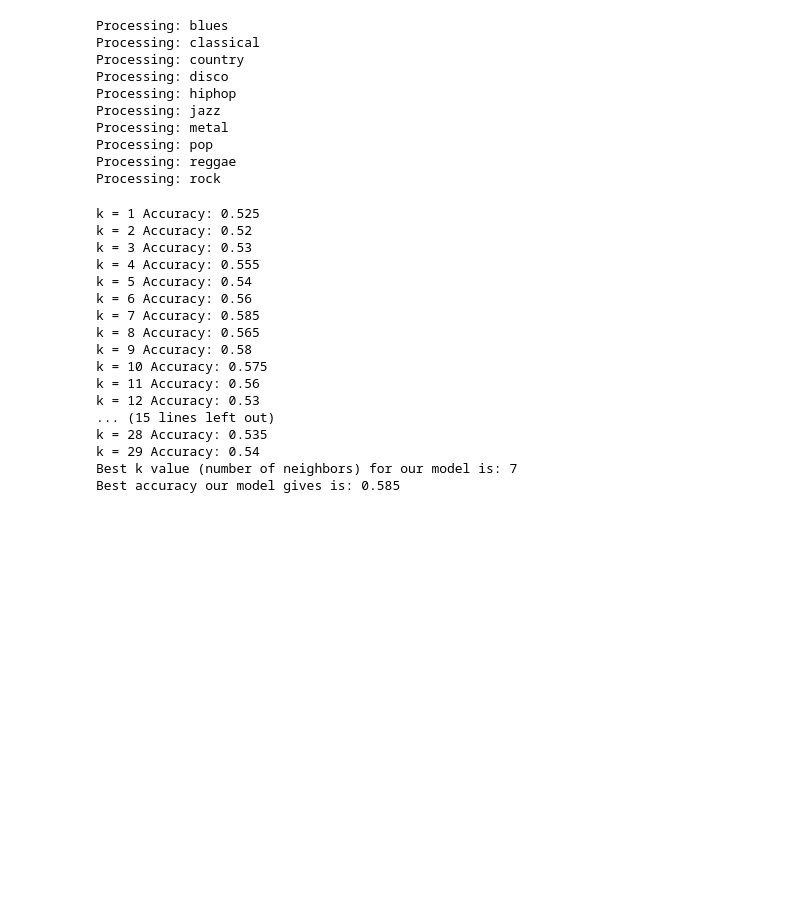
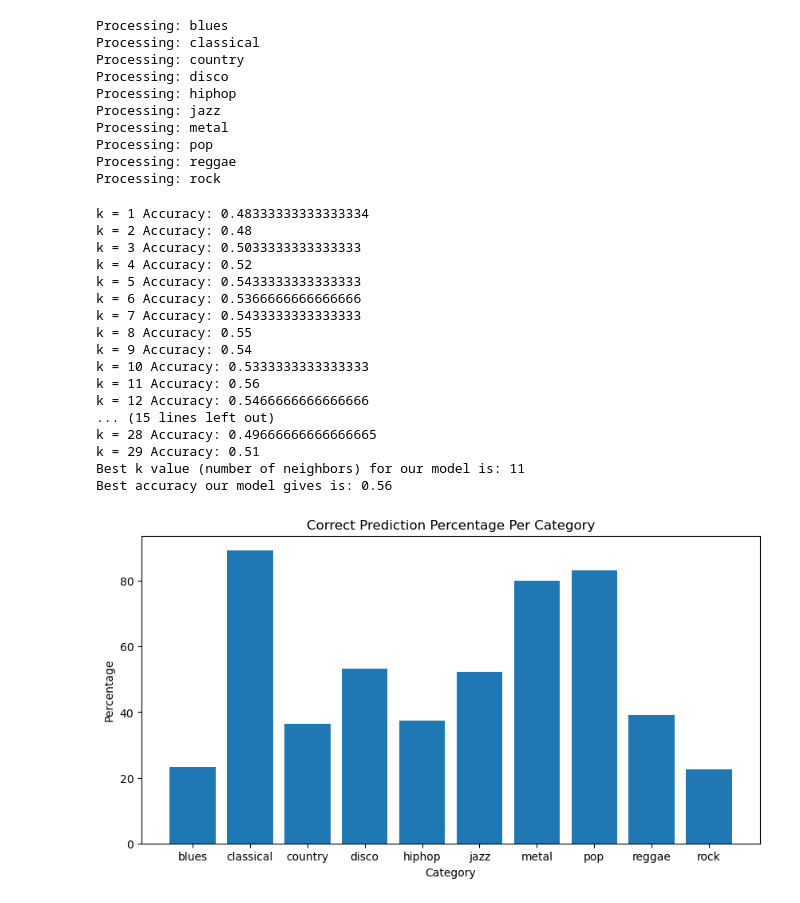
Before and after one commit to EvanMikesell/Music-Genre-Classifier, a Jupyter notebook: KNN Genre Classification.ipynb, the cells around one changed output. Cells and saved outputs as stored; diff of their text form; code cells hidden in the pictures; blank space fills up the shorter version.

Commit message:
add confusion matrix to KNN

```diff
--- a/KNN Genre Classification.ipynb
+++ b/KNN Genre Classification.ipynb
@@ -48,7 +48,7 @@ Processing: reggae
 Processing: rock
 # %%
 # create train/test split
-X_train, X_test, y_train, y_test = train_test_split(X, y, test_size=0.2)
+X_train, X_test, y_train, y_test = train_test_split(X, y, test_size=0.3)
 
 # normalize the data
 scaler = StandardScaler()
@@ -75,20 +75,35 @@ for k in range(1, 30):
 print("Best k value (number of neighbors) for our model is:", best_k)
 print("Best accuracy our model gives is:", best_accuracy)
 # %% [output]
-k = 1 Accuracy: 0.525
-k = 2 Accuracy: 0.52
-k = 3 Accuracy: 0.53
-k = 4 Accuracy: 0.555
-k = 5 Accuracy: 0.54
-k = 6 Accuracy: 0.56
-k = 7 Accuracy: 0.585
-k = 8 Accuracy: 0.565
-k = 9 Accuracy: 0.58
-k = 10 Accuracy: 0.575
+k = 1 Accuracy: 0.48333333333333334
+k = 2 Accuracy: 0.48
+k = 3 Accuracy: 0.5033333333333333
+k = 4 Accuracy: 0.52
+k = 5 Accuracy: 0.5433333333333333
+k = 6 Accuracy: 0.5366666666666666
+k = 7 Accuracy: 0.5433333333333333
+k = 8 Accuracy: 0.55
+k = 9 Accuracy: 0.54
+k = 10 Accuracy: 0.5333333333333333
 k = 11 Accuracy: 0.56
-k = 12 Accuracy: 0.53
+k = 12 Accuracy: 0.5466666666666666
 ... (15 lines left out)
-k = 28 Accuracy: 0.535
-k = 29 Accuracy: 0.54
-Best k value (number of neighbors) for our model is: 7
-Best accuracy our model gives is: 0.585
+k = 28 Accuracy: 0.49666666666666665
+k = 29 Accuracy: 0.51
+Best k value (number of neighbors) for our model is: 11
+Best accuracy our model gives is: 0.56
+# %%
+from sklearn.metrics import confusion_matrix
+conf_matrix = confusion_matrix(y_test, y_pred)
+# %%
+correct_per_category = np.diag(conf_matrix)
+total_per_category = np.sum(conf_matrix, axis=1)
+correct_percentage_per_category = 100 * correct_per_category / total_per_category
+plt.figure(figsize=(10,5))
+plt.bar(categories, correct_percentage_per_category)
+plt.title('Correct Prediction Percentage Per Category')
+plt.xlabel('Category')
+plt.ylabel('Percentage')
+plt.show()
+# %% [output]
+[figure, added]
```
Also changed, not shown: parts of 1 cell of this notebook.
